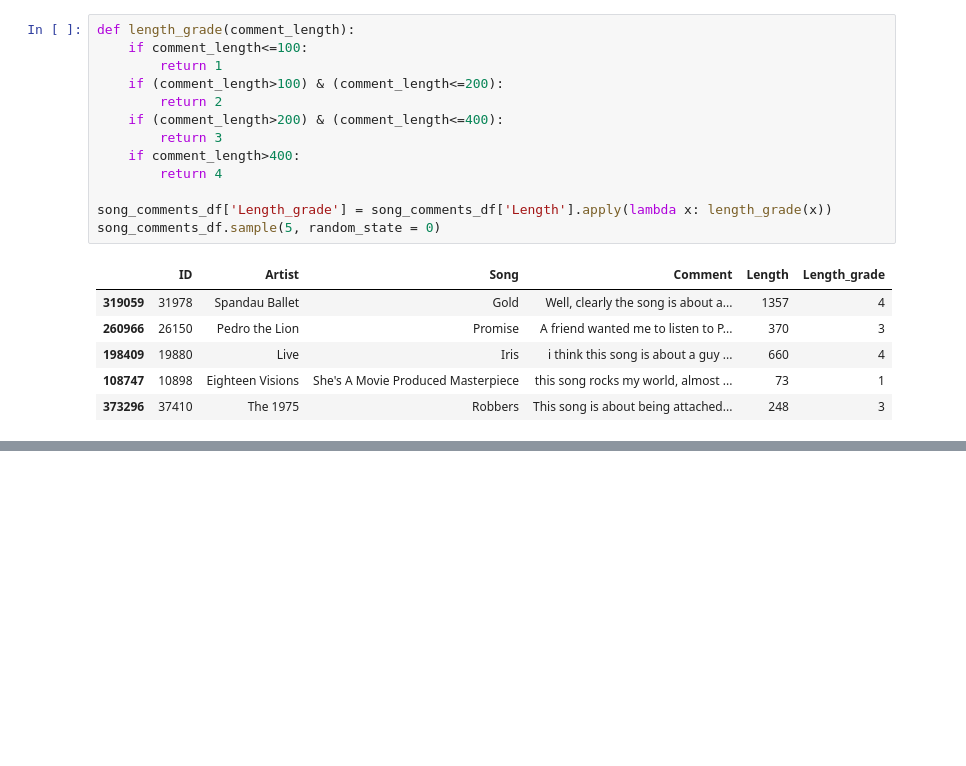
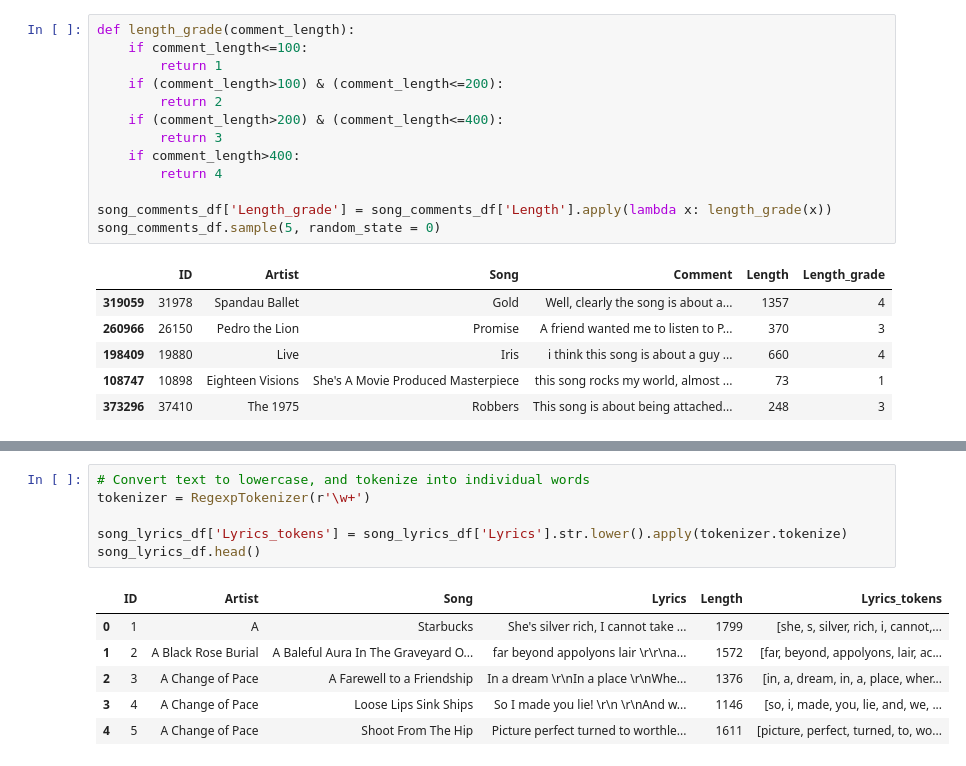
Before and after one commit to sq2141/Music-recommendation-engine, a Jupyter notebook: song_meanings_nb.ipynb, the cells around one changed output, grey strips where cells are left out. Saved outputs shown, nothing was run; the diff lists cells and outputs as text; blank space fills up the shorter version.

```diff
--- a/song_meanings_nb.ipynb
+++ b/song_meanings_nb.ipynb
@@ -362,0 +400,13 @@ song_comments_df.sample(5, random_state = 0)
+# %%
+# Convert text to lowercase, and tokenize into individual words
+tokenizer = RegexpTokenizer(r'\w+')
+
+song_lyrics_df['Lyrics_tokens'] = song_lyrics_df['Lyrics'].str.lower().apply(tokenizer.tokenize)
+song_lyrics_df.head()
+# %% [output]
+|  | ID | Artist | Song | Lyrics | Length | Lyrics_tokens |
+| 0 | 1 | A | Starbucks | She's silver rich, I cannot take ... | 1799 | [she, s, silver, rich, i, cannot,... |
+| 1 | 2 | A Black Rose Burial | A Baleful Aura In The Graveyard O... | far beyond appolyons lair \r\r\na... | 1572 | [far, beyond, appolyons, lair, ac... |
+| 2 | 3 | A Change of Pace | A Farewell to a Friendship | In a dream \r\nIn a place \r\nWhe... | 1376 | [in, a, dream, in, a, place, wher... |
+| 3 | 4 | A Change of Pace | Loose Lips Sink Ships | So I made you lie! \r\n \r\nAnd w... | 1146 | [so, i, made, you, lie, and, we, ... |
+| 4 | 5 | A Change of Pace | Shoot From The Hip | Picture perfect turned to worthle... | 1611 | [picture, perfect, turned, to, wo... |
```
Also changed, not shown: parts of 15 cells of this notebook.
